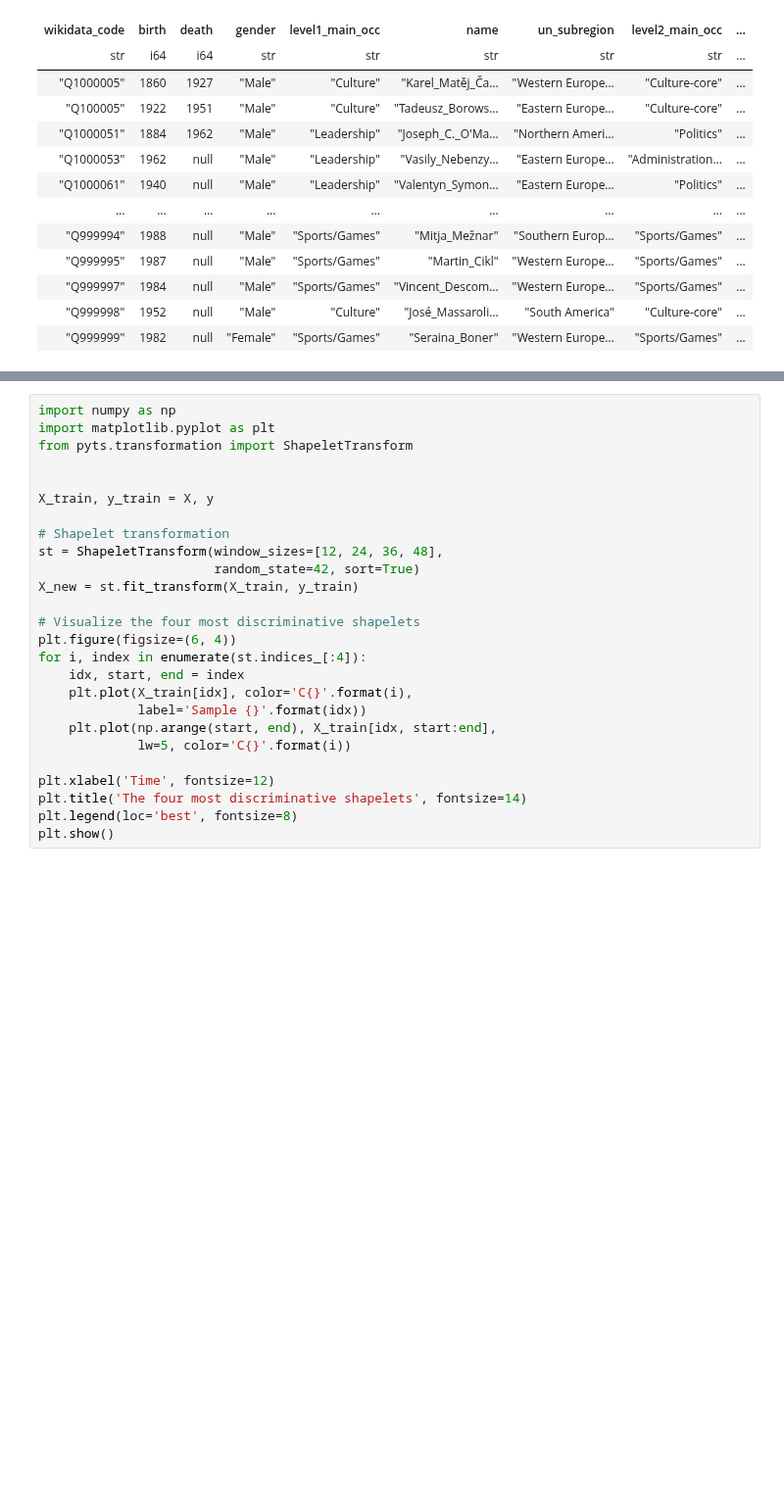
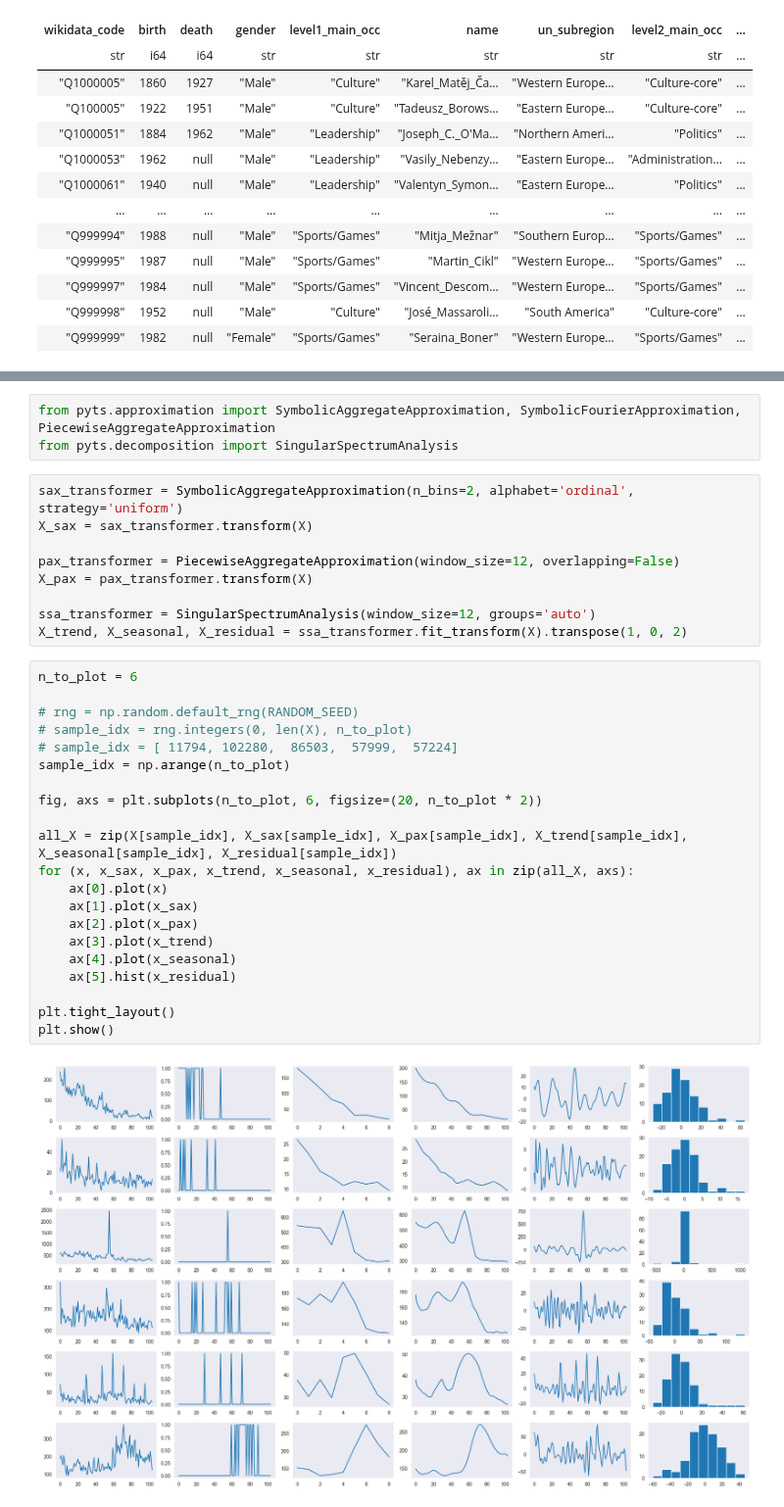
Before and after one commit to MNetanel/wikipedia-people-page-views-patterns, a Jupyter notebook: notebooks/03_sequences_analysis.ipynb, the cells around one changed output, grey strips where cells are left out. Shown at 98% size. Drawn from its saved outputs; the diff is of its cells as text; blank space fills up the shorter version.

```diff
--- a/notebooks/03_sequences_analysis.ipynb
+++ b/notebooks/03_sequences_analysis.ipynb
@@ -77,26 +83,35 @@ y = np.ones((X.shape[0],))
-# %%
-import numpy as np
-import matplotlib.pyplot as plt
-from pyts.transformation import ShapeletTransform
-
-
-X_train, y_train = X, y
-
-# Shapelet transformation
-st = ShapeletTransform(window_sizes=[12, 24, 36, 48],
-                       random_state=42, sort=True)
-X_new = st.fit_transform(X_train, y_train)
-
-# Visualize the four most discriminative shapelets
-plt.figure(figsize=(6, 4))
-for i, index in enumerate(st.indices_[:4]):
-    idx, start, end = index
-    plt.plot(X_train[idx], color='C{}'.format(i),
-             label='Sample {}'.format(idx))
-    plt.plot(np.arange(start, end), X_train[idx, start:end],
-             lw=5, color='C{}'.format(i))
-
-plt.xlabel('Time', fontsize=12)
-plt.title('The four most discriminative shapelets', fontsize=14)
-plt.legend(loc='best', fontsize=8)
-plt.show()
+# %%
+from pyts.approximation import SymbolicAggregateApproximation, SymbolicFourierApproximation, PiecewiseAggregateApproximation
+from pyts.decomposition import SingularSpectrumAnalysis
+# %%
+sax_transformer = SymbolicAggregateApproximation(n_bins=2, alphabet='ordinal', strategy='uniform')
+X_sax = sax_transformer.transform(X)
+
+pax_transformer = PiecewiseAggregateApproximation(window_size=12, overlapping=False)
+X_pax = pax_transformer.transform(X)
+
+ssa_transformer = SingularSpectrumAnalysis(window_size=12, groups='auto')
+X_trend, X_seasonal, X_residual = ssa_transformer.fit_transform(X).transpose(1, 0, 2)
+# %%
+n_to_plot = 6
+
+# rng = np.random.default_rng(RANDOM_SEED)
+# sample_idx = rng.integers(0, len(X), n_to_plot)
+# sample_idx = [ 11794, 102280,  86503,  57999,  57224]
+sample_idx = np.arange(n_to_plot)
+
+fig, axs = plt.subplots(n_to_plot, 6, figsize=(20, n_to_plot * 2))
+
+all_X = zip(X[sample_idx], X_sax[sample_idx], X_pax[sample_idx], X_trend[sample_idx], X_seasonal[sample_idx], X_residual[sample_idx])
+for (x, x_sax, x_pax, x_trend, x_seasonal, x_residual), ax in zip(all_X, axs):
+    ax[0].plot(x)
+    ax[1].plot(x_sax)
+    ax[2].plot(x_pax)
+    ax[3].plot(x_trend)
+    ax[4].plot(x_seasonal)
+    ax[5].hist(x_residual)
+
+plt.tight_layout()
+plt.show()
+# %% [output]
+[figure, added]
```
Also changed, not shown: parts of 33 cells of this notebook, 1 other file.
